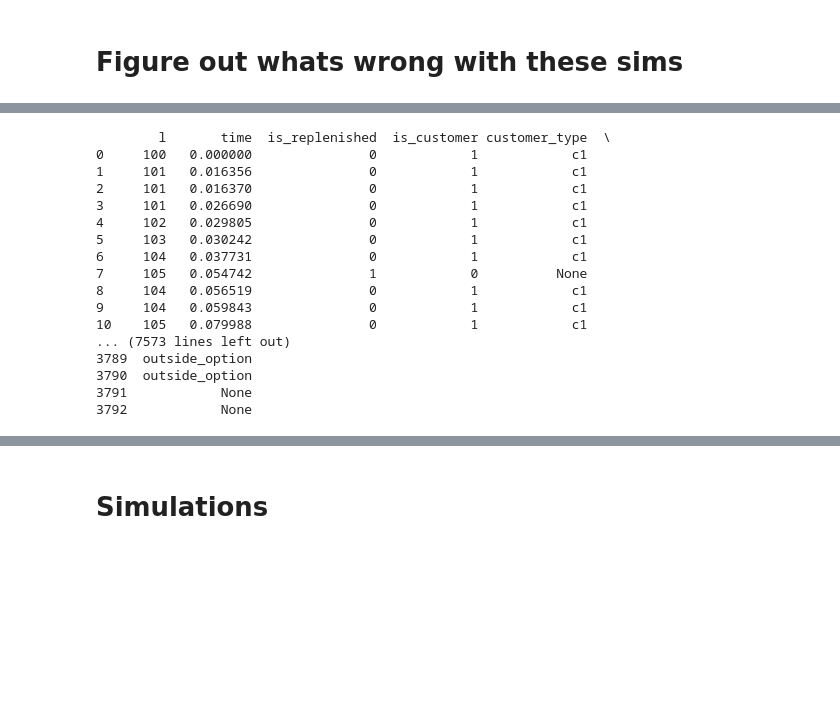
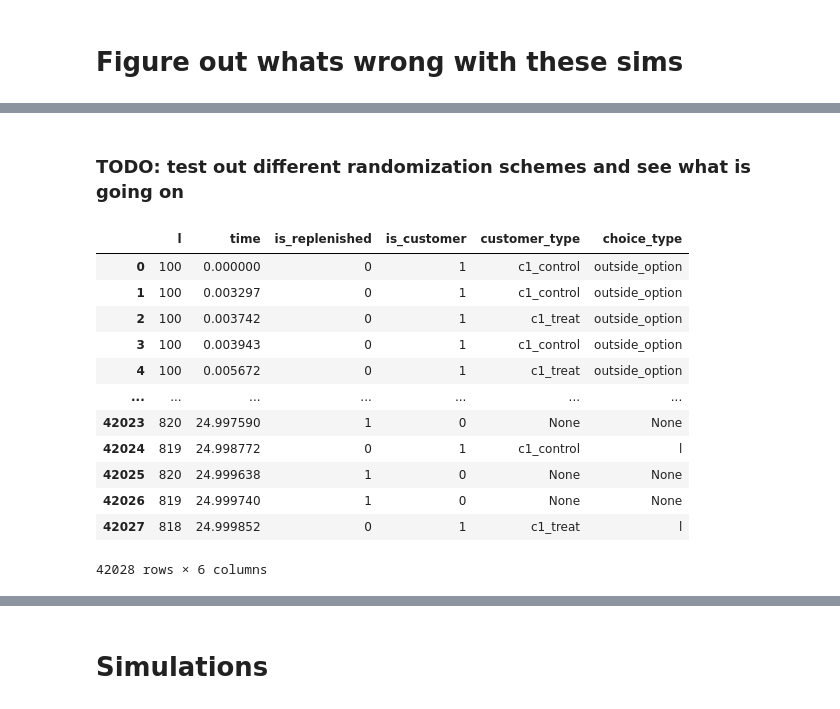
Before and after one commit to johnchrishays/herding-bias, a Jupyter notebook: Sample Numerics and Simulations.ipynb, the cells around one changed output, grey strips where cells are left out. Drawn from its saved outputs; the diff is of its cells as text; code cells hidden in the pictures; blank space fills up the shorter version.

```diff
--- a/Sample Numerics and Simulations.ipynb
+++ b/Sample Numerics and Simulations.ipynb
@@ -101,6 +123,16 @@ k = None
+# %% [markdown]
+### TODO: test out different randomization schemes and see what is going on
 # %%
 s_full = {l: int(n_listings*rhos_pre_treat[l]) for l in rhos_pre_treat}
 lam = lams[2]
+
+T_0 = 5
+T_1 = 25
+
+# normalizes time horizon by min(lam, tau)
+T_start = T_0/min(lam,tau)
+T_end = T_1/min(lam,tau)
+
 lam_gammas = {c: lam for c in customer_proportions}
 vs = {}
 #multiplicative -- default
@@ -113,12 +145,33 @@ for e in exp_conditions:
                                 *exp_condition_base[e]
                                 *listing_type_base[l],4)
 
-mc = sim.run_mc_listing_ids(choice_set_type="alpha",
+
+herding = True
+recency = True
+
+mc_treat = sim.run_mc_listing_ids(choice_set_type="alpha",
            n=n_listings,
            k=None,
            s_0=copy.copy(s_full),
            s_full=s_full,
-           T=30/lam,
+           T=T_end,
+           thetas=rhos_pre_treat,
+           gammas=customer_proportions,
+           vs=vs['treat'],
+           tau=tau,
+           lam_gammas=lam_gammas,
+           alpha=alpha,
+           epsilon=epsilon,
+           run_number=1,
+           herding=herding,
+           recency=recency)["events"]
+
+mc_control = sim.run_mc_listing_ids(choice_set_type="alpha",
+           n=n_listings,
+           k=None,
+           s_0=copy.copy(s_full),
+           s_full=s_full,
+           T=T_end,
            thetas=rhos_pre_treat,
            gammas=customer_proportions,
            vs=vs['control'],
@@ -127,5 +180,5 @@ mc = sim.run_mc_listing_ids(choice_set_type="alpha",
            alpha=alpha,
            epsilon=epsilon,
            run_number=1,
-           herding=True,
-           recency=True)["events"]
+           herding=herding,
+           recency=recency)["events"]
@@ -132,21 +205,19 @@ mc = sim.run_mc_listing_ids(choice_set_type="alpha",
+# %%
+mc_control
+# %% [output]
+|  | l | time | is_replenished | is_customer | customer_type | choice_type |
+| 0 | 100 | 0.000000 | 0 | 1 | c1_control | outside_option |
+| 1 | 100 | 0.003297 | 0 | 1 | c1_control | outside_option |
+| 2 | 100 | 0.003742 | 0 | 1 | c1_treat | outside_option |
+| 3 | 100 | 0.003943 | 0 | 1 | c1_control | outside_option |
+| 4 | 100 | 0.005672 | 0 | 1 | c1_treat | outside_option |
+| ... | ... | ... | ... | ... | ... | ... |
+| 42023 | 820 | 24.997590 | 1 | 0 | None | None |
+| 42024 | 819 | 24.998772 | 0 | 1 | c1_control | l |
+| 42025 | 820 | 24.999638 | 1 | 0 | None | None |
+| 42026 | 819 | 24.999740 | 1 | 0 | None | None |
+| 42027 | 818 | 24.999852 | 0 | 1 | c1_treat | l |
+42028 rows × 6 columns
 # %%
-with pd.option_context('display.max_rows', None, 'display.max_columns', None):  # more options can be specified also
-    print(mc)
+# with pd.option_context('display.max_rows', None, 'display.max_columns', None):  # more options can be specified also
+#     print(mc)
-# %% [output]
-        l       time  is_replenished  is_customer customer_type  \
-0     100   0.000000               0            1            c1
-1     101   0.016356               0            1            c1
-2     101   0.016370               0            1            c1
-3     101   0.026690               0            1            c1
-4     102   0.029805               0            1            c1
-5     103   0.030242               0            1            c1
-6     104   0.037731               0            1            c1
-7     105   0.054742               1            0          None
-8     104   0.056519               0            1            c1
-9     104   0.059843               0            1            c1
-10    105   0.079988               0            1            c1
-... (7573 lines left out)
-3789  outside_option
-3790  outside_option
-3791            None
-3792            None
```
Also changed, not shown: parts of 18 cells of this notebook.
